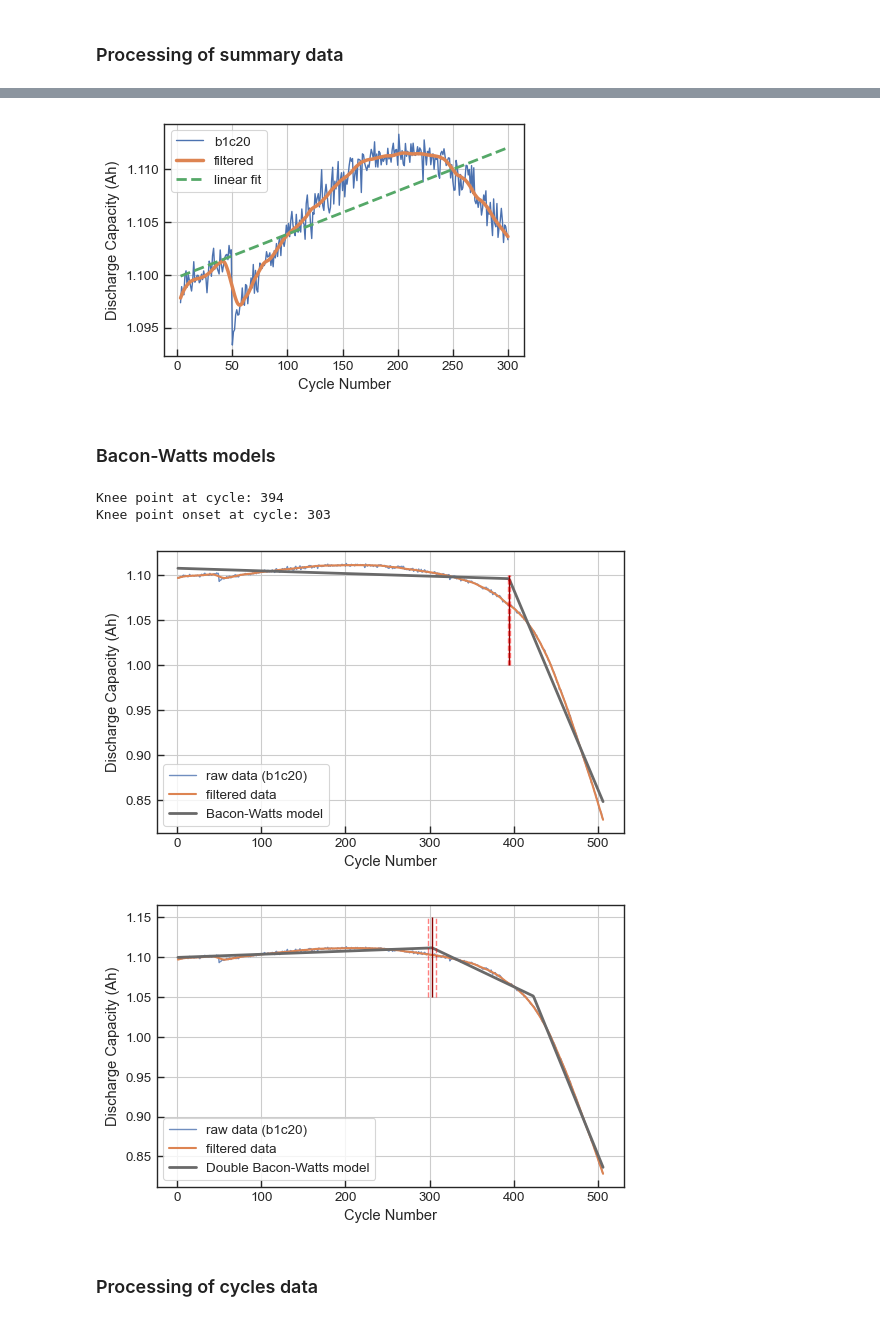
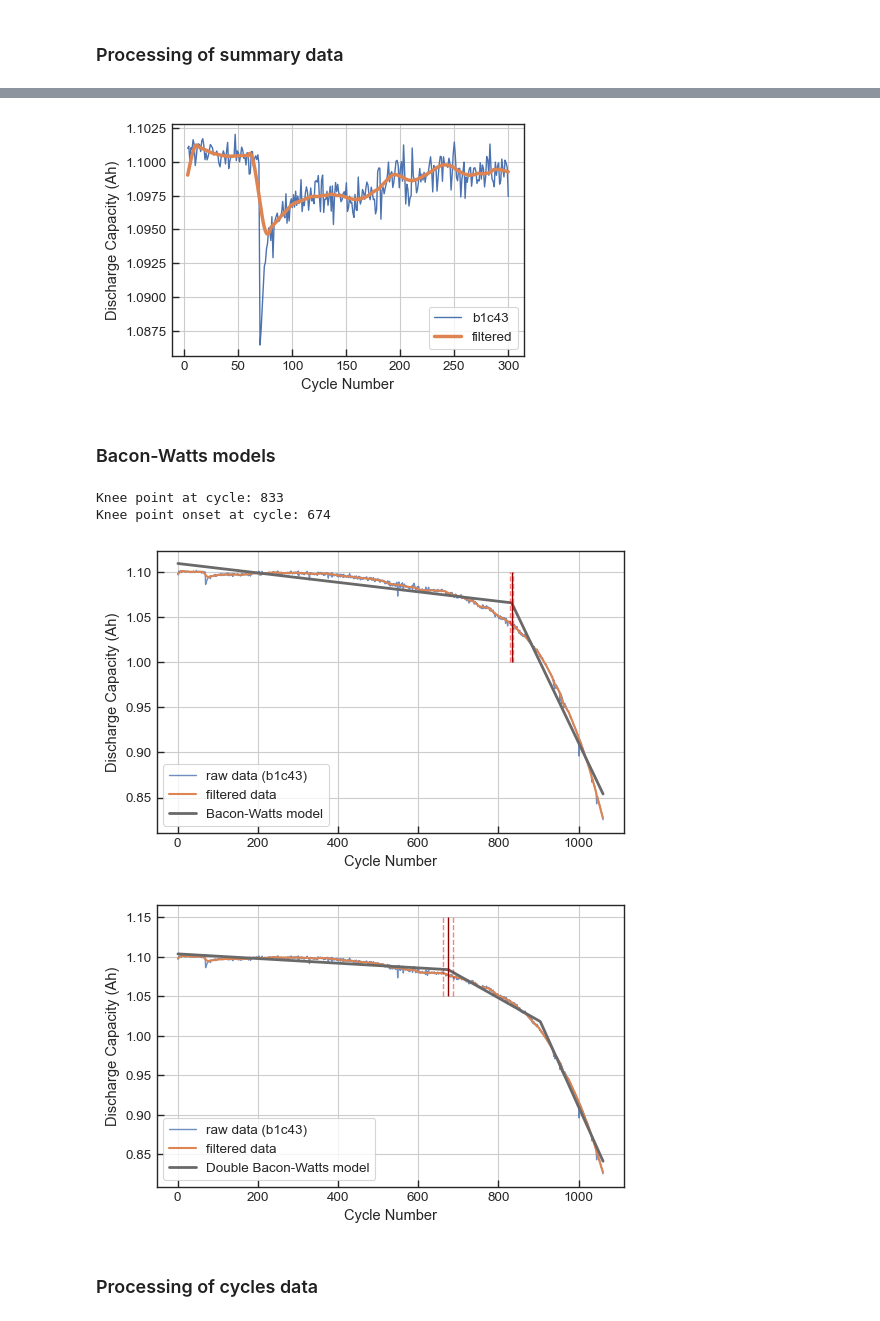
Before and after one commit to sarajcev/data-driven-prediction-of-battery-cycle-life-before-capacity-degradation, a Jupyter notebook: Models.ipynb, the cells around one changed output, grey strips where cells are left out. Saved outputs shown, nothing was run; the diff lists cells and outputs as text; code cells hidden in the pictures.

```diff
--- a/Models.ipynb
+++ b/Models.ipynb
@@ -96,6 +90,6 @@ plt.show()
 # %%
 # Select a cell ID:
-cell = 'b1c20'  # EDIT HERE
+cell = 'b1c43'  # EDIT HERE
 # %%
 xi = bat_dict[cell]['summary']['cycle']  # cycles (index)
 qd = bat_dict[cell]['summary']['QD']     # discharge capacity (Ah)
@@ -110,16 +104,17 @@ yi = ai * xi[low:high] + a0
 # %%
 fig, ax = plt.subplots(figsize=(4.5,3))
 ax.plot(xi[low:high], qd[low:high], lw=1, label=cell)
 ax.plot(xi[low:high], yhat[low:high], lw=2.5, label='filtered')
-ax.plot(xi[low:high], yi, ls='--', lw=2, label='linear fit')
+#ax.plot(xi[low:high], yi, ls='--', lw=2, label='linear fit')
 ax.set_xlabel('Cycle Number')
 ax.set_ylabel('Discharge Capacity (Ah)')
 ax.grid(which='major', axis='both')
 ax.legend(loc='best')
 fig.tight_layout()
+#plt.savefig('fig2.png', dpi=600)
 plt.show()
 # %% [output]
-[figure, old version]
+[figure, new version]
 # %% [markdown]
 ### Bacon-Watts models
 # %%
@@ -135,8 +130,8 @@ p0 = [popt_single[0], popt_single[1] + popt_single[2]/2, popt_single[2],
 popt, confint = fit_bacon_watts_model(xi, yhat, p0, model_type='double')
 print('Knee point onset at cycle:', int(popt[4]))
 # %% [output]
-Knee point at cycle: 394
-Knee point onset at cycle: 303
+Knee point at cycle: 833
+Knee point onset at cycle: 674
 # %%
 fig, ax = plt.subplots(figsize=(5.5,3.5))
 ax.plot(xi, qd, lw=1, alpha=0.8, label=f'raw data ({cell})')
@@ -151,9 +146,10 @@ ax.set_ylabel('Discharge Capacity (Ah)')
 ax.grid(which='major', axis='both')
 ax.legend(loc='lower left')
 fig.tight_layout()
+#plt.savefig('knee-point.png', dpi=600)
 plt.show()
 # %% [output]
-[figure, old version]
+[figure, new version]
 # %%
 fig, ax = plt.subplots(figsize=(5.5,3.5))
 ax.plot(xi, qd, lw=1, alpha=0.8, label=f'raw data ({cell})')
@@ -168,9 +164,10 @@ ax.set_ylabel('Discharge Capacity (Ah)')
 ax.legend(loc='lower left')
 ax.grid(which='major', axis='both')
 fig.tight_layout()
+#plt.savefig('knee-onset-point.png', dpi=600)
 plt.show()
 # %% [output]
-[figure, old version]
+[figure, new version]
 # %% [markdown]
 ### Processing of cycles data
 # %% [markdown]
```
Also changed, not shown: parts of 78 cells of this notebook.
